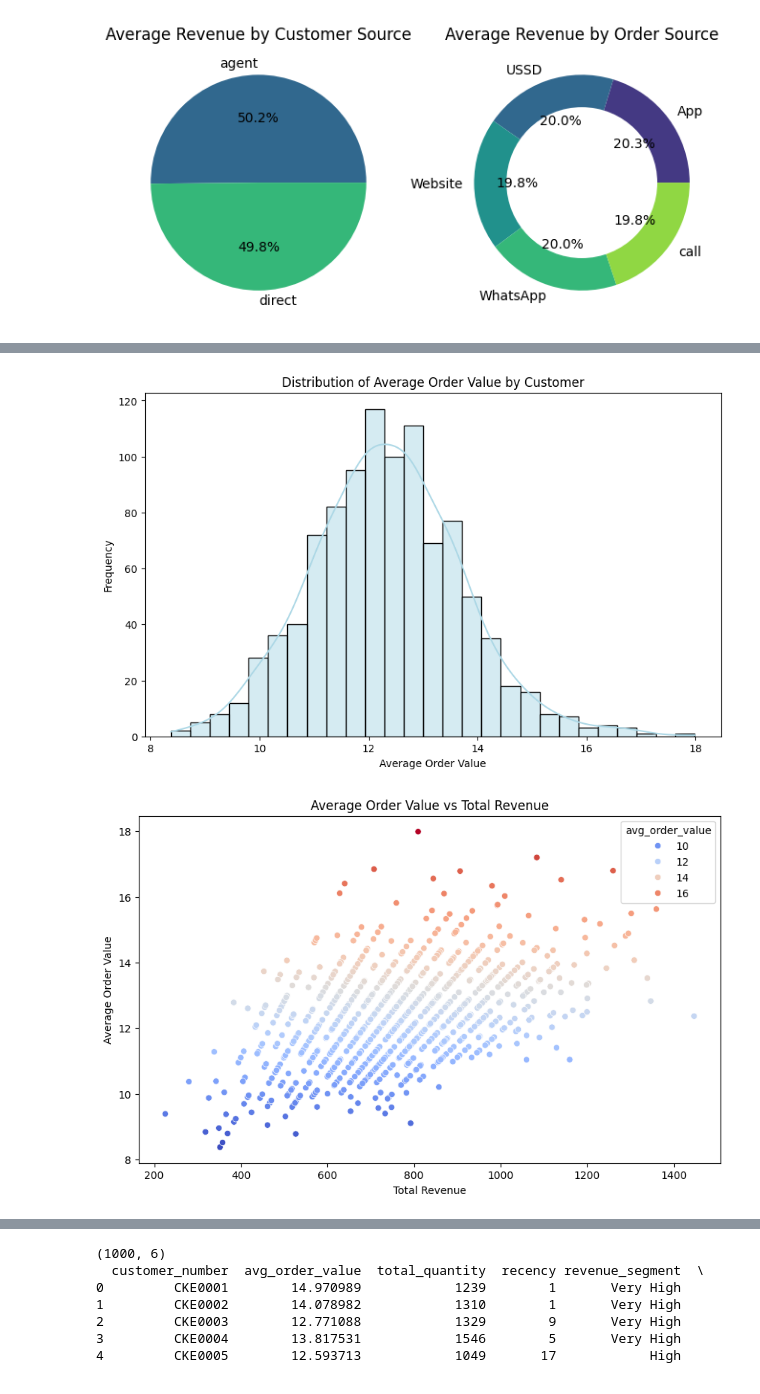
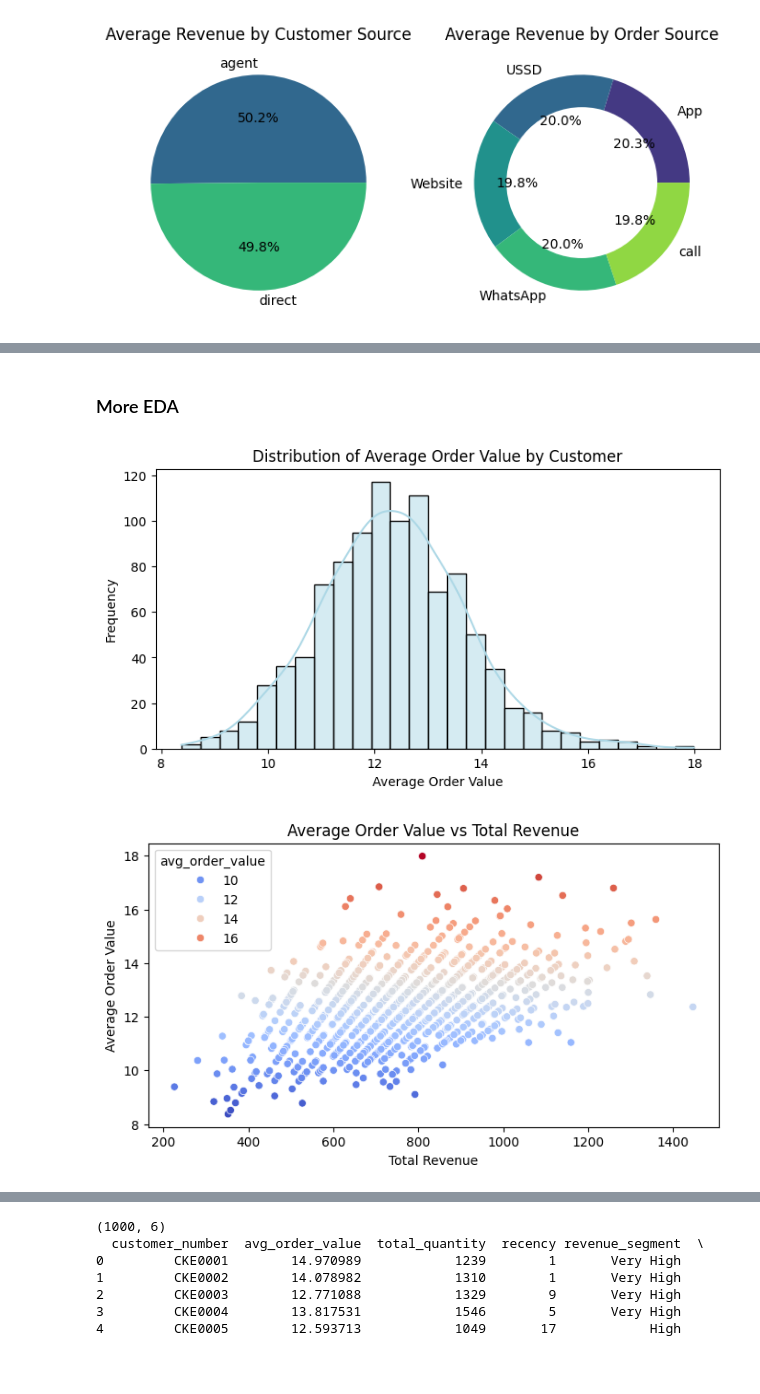
Before and after one commit to naveen-malla/Customer-Segmentation-and-SKU-Forecasting, a Jupyter notebook: customer_segmentation.ipynb, the cells around one changed output, grey strips where cells are left out. Saved outputs shown, nothing was run; the diff lists cells and outputs as text; code cells hidden in the pictures.

```diff
--- a/customer_segmentation.ipynb
+++ b/customer_segmentation.ipynb
@@ -235,27 +245,29 @@ Passing `palette` without assigning `hue` is deprecated and will be removed in v
+# %% [markdown]
+### More EDA
 # %%
 # Calculate average order value for each customer
 avg_order_value = df.groupby('customer_number')['revenue'].mean().reset_index()
 avg_order_value.columns = ['customer_number', 'avg_order_value']
 
 # Distribution Plot
-plt.figure(figsize=(10, 6))
+plt.figure(figsize=(8, 4))
 sns.histplot(avg_order_value['avg_order_value'], kde=True, color='lightblue')
 plt.title('Distribution of Average Order Value by Customer')
 plt.xlabel('Average Order Value')
 plt.ylabel('Frequency')
 plt.show()
 
 # Scatter Plot (Average Order Value vs Total Revenue)
 merged_data = pd.merge(total_revenue, avg_order_value, on='customer_number')
-plt.figure(figsize=(10, 6))
+plt.figure(figsize=(8, 4))
 sns.scatterplot(x='total_revenue', y='avg_order_value', data=merged_data, hue='avg_order_value', palette='coolwarm')
 plt.title('Average Order Value vs Total Revenue')
 plt.xlabel('Total Revenue')
 plt.ylabel('Average Order Value')
 plt.show()
 # %% [output]
-[figure, old version]
+[figure, new version]
-[figure, old version]
+[figure, new version]
 # %%
 # Calculate total quantity for each customer
 total_quantity = df.groupby('customer_number')['quantity'].sum().reset_index()
```
Also changed, not shown: parts of 37 cells of this notebook.
